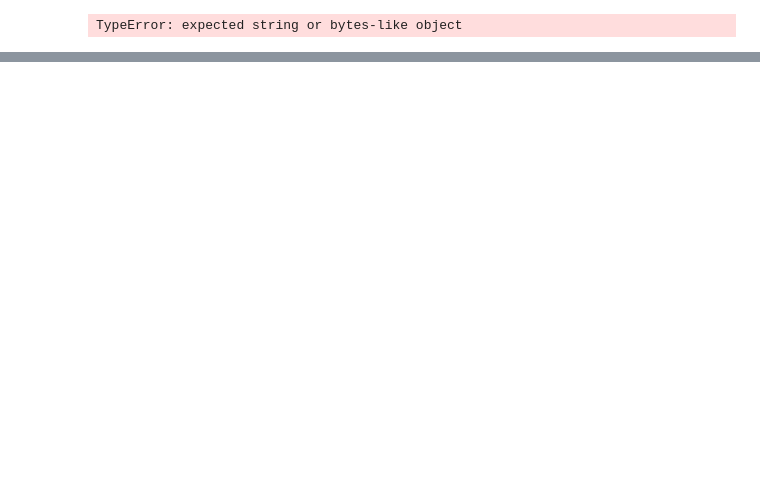
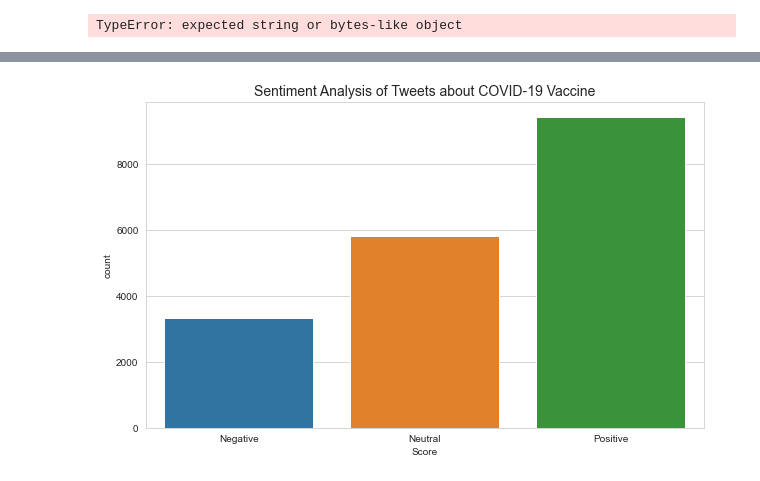
Before and after one commit to cassnutt/worldwide_covid19_vaccines, a Jupyter notebook: Twitter Sentiment Analysis.ipynb, the cells around one changed output, grey strips where cells are left out. Saved outputs shown, nothing was run; the diff lists cells and outputs as text; code cells hidden in the pictures; blank space fills up the shorter version.

Commit message:
txt sentiment, textblob

```diff
--- a/Twitter Sentiment Analysis.ipynb
+++ b/Twitter Sentiment Analysis.ipynb
@@ -452,0 +469,26 @@ TypeError: expected string or bytes-like object
+# %%
+# functions to clean tweets, get subjectivity and polarity scores and sentiment
+def cleanTweet(txt):
+    return ' '.join(re.sub("(@[A-Za-z0-9]+)|([^0-9A-Za-z \t])|(\w+:\/\/\S+)",
+                           " ", txt).split())
+
+def getTextSubjectivity(txt):
+    return TextBlob(txt).sentiment.subjectivity
+
+def getTextPolarity(txt):
+    return TextBlob(txt).sentiment.polarity
+
+def getTextAnalysis(p):
+    if p < 0:
+        return "Negative"
+    elif p == 0:
+        return "Neutral"
+    else:
+        return "Positive"
+# %%
+# apply functions to tweets
+sentiment_df['tweets'] = sentiment_df['tweets'].apply(clean_tweet)
+sentiment_df['Subjectivity'] = sentiment_df['tweets'].apply(getTextSubjectivity)
+sentiment_df['Polarity'] = sentiment_df['tweets'].apply(getTextPolarity)
+sentiment_df['TextBlob Score'] = sentiment_df['Polarity'].apply(getTextAnalysis)
+sentiment_df
@@ -452,0 +509,9 @@ TypeError: expected string or bytes-like object
+# %%
+# plot as bar graph
+plt.figure(figsize= (10, 6))
+sns.countplot(data= sentiment_df, x = 'TextBlob Score')
+plt.title('Sentiment Analysis of Tweets about COVID-19 Vaccine', fontsize = 14)
+plt.xlabel('Score')
+plt.show()
+# %% [output]
+[figure, added]
```
Also changed, not shown: parts of 27 cells of this notebook, 4 other files.
